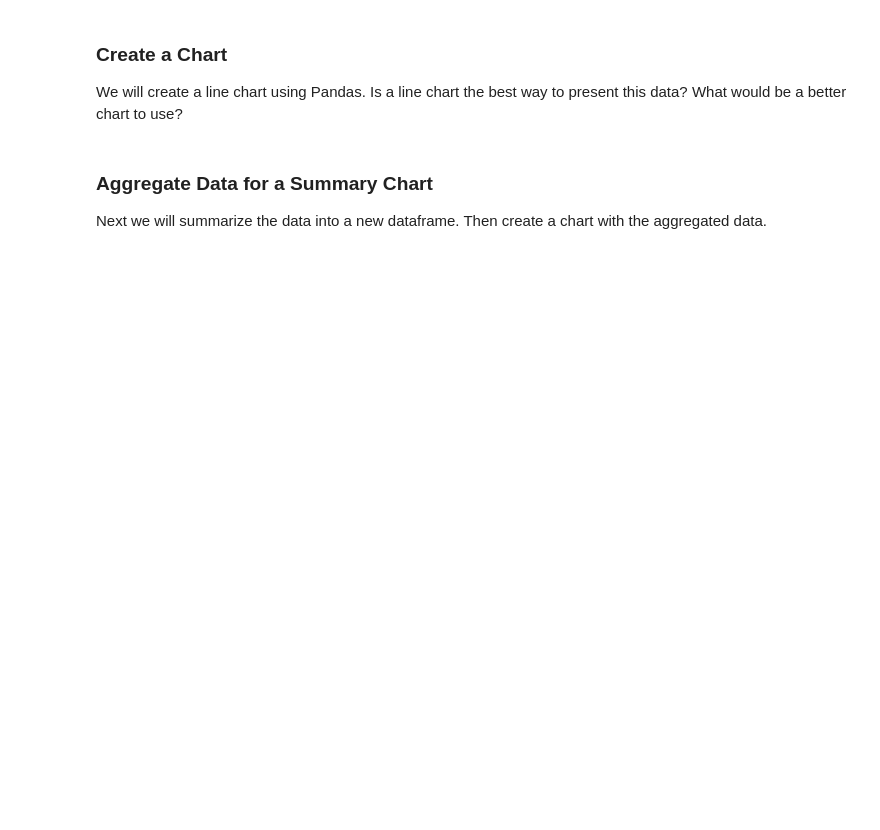
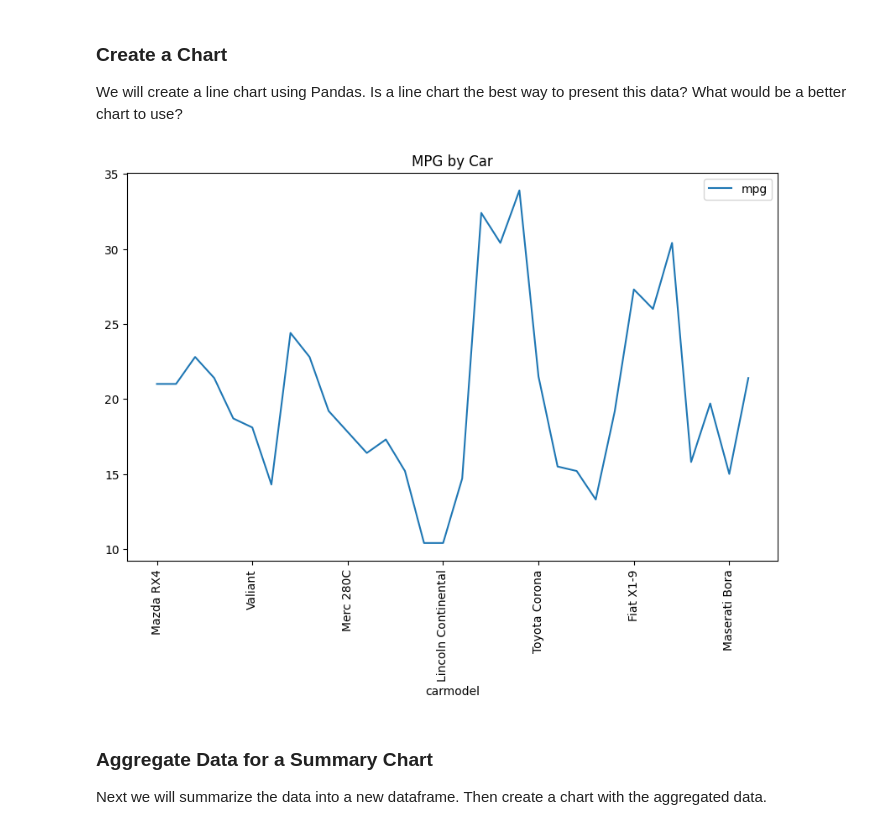
Before and after one commit to Jiaxuan-Peng/IS-4487, a Jupyter notebook: Demos/demo_03_visualization_intro.ipynb, the cells around one changed output. Cells and saved outputs as stored; diff of their text form; code cells hidden in the pictures; blank space fills up the shorter version.

```diff
--- a/Demos/demo_03_visualization_intro.ipynb
+++ b/Demos/demo_03_visualization_intro.ipynb
@@ -66,8 +105,14 @@ print(df)
 
 We will create a line chart using Pandas.   Is a line chart the best way to present this data?  What would be a better chart to use?
 # %%
+import matplotlib.pyplot as plt
+
 #Line chart
-df.plot(x='carmodel', y='mpg', kind='line', title="MPG by Car")
+df1 = df.plot(x='carmodel', y='mpg', kind='line', title="MPG by Car", figsize=(10, 6))
+plt.xticks(rotation=90)
+plt.show()
+# %% [output]
+[figure, added]
 # %% [markdown]
 ### Aggregate Data for a Summary Chart
 
```
Also changed, not shown: parts of 4 cells of this notebook.
